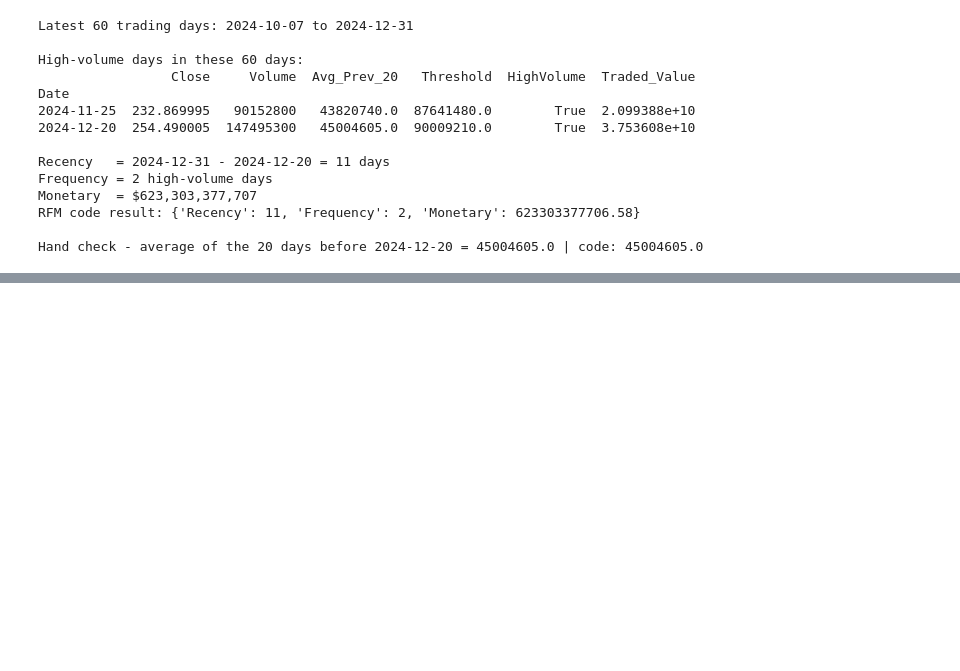
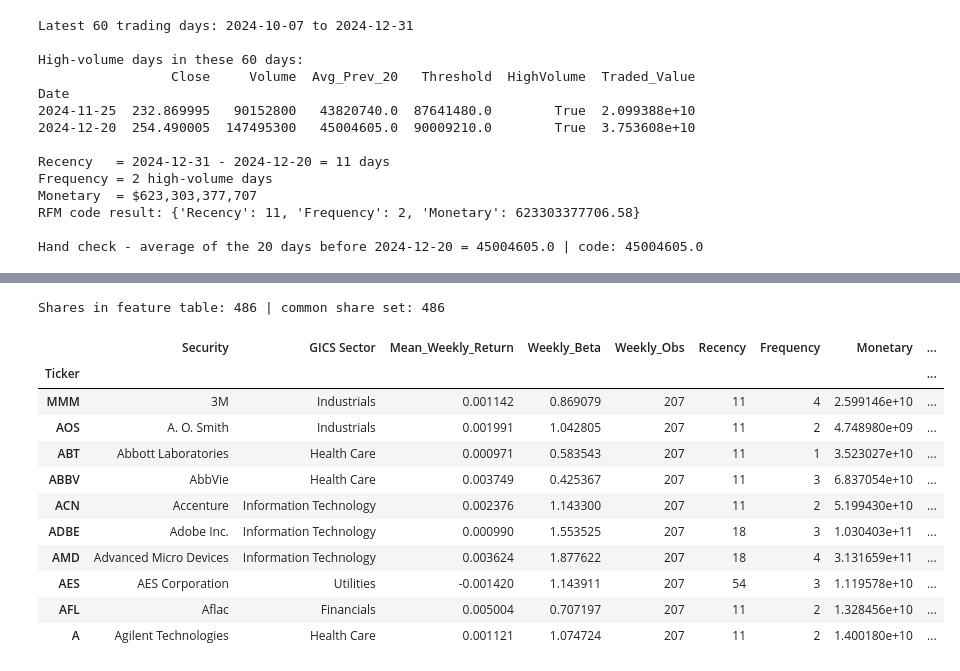
Before and after one commit to suhailnoor1821/CRM_CW1_Stock_Segmentation, a Jupyter notebook: CRM_CW1.ipynb, the cells around one changed output, grey strips where cells are left out. Drawn from its saved outputs; the diff is of its cells as text; code cells hidden in the pictures; blank space fills up the shorter version.

```diff
--- a/CRM_CW1.ipynb
+++ b/CRM_CW1.ipynb
@@ -560,0 +564,33 @@ Hand check - average of the 20 days before 2024-12-20 = 45004605.0 | code: 45004
+# %%
+# Task 1.5: Feature table - one row per share with all five features
+feature_table = sp500_df.set_index('Ticker').loc[included, ['Security', 'GICS Sector']]
+feature_table['Mean_Weekly_Return'] = mean_weekly_return
+feature_table['Weekly_Beta'] = beta_df['Beta']
+feature_table['Weekly_Obs'] = beta_df['Paired_weeks']
+feature_table['Recency'] = rfm['Recency']
+feature_table['Frequency'] = rfm['Frequency']
+feature_table['Monetary'] = rfm['Monetary']
+feature_table['Last_HighVol_Date'] = rfm['Last_Event']
+feature_table['Observation_Date'] = observation_date.date()
+
+# Common share set = shares that have all five features (used for all of Task 2)
+features = ['Mean_Weekly_Return', 'Weekly_Beta', 'Recency', 'Frequency', 'Monetary']
+feature_table['Common_Valid'] = feature_table[features].notna().all(axis=1)
+
+feature_table.to_csv(f'{output_dir}/feature_table_task1.csv')
+print('Shares in feature table:', len(feature_table), '| common share set:', feature_table['Common_Valid'].sum())
+feature_table.head(10)
+# %% [output]
+Shares in feature table: 486 | common share set: 486
+|  | Security | GICS Sector | Mean_Weekly_Return | Weekly_Beta | Weekly_Obs | Recency | Frequency | Monetary | ... |
+| Ticker |  |  |  |  |  |  |  |  | ... |
+| MMM | 3M | Industrials | 0.001142 | 0.869079 | 207 | 11 | 4 | 2.599146e+10 | ... |
+| AOS | A. O. Smith | Industrials | 0.001991 | 1.042805 | 207 | 11 | 2 | 4.748980e+09 | ... |
+| ABT | Abbott Laboratories | Health Care | 0.000971 | 0.583543 | 207 | 11 | 1 | 3.523027e+10 | ... |
+| ABBV | AbbVie | Health Care | 0.003749 | 0.425367 | 207 | 11 | 3 | 6.837054e+10 | ... |
+| ACN | Accenture | Information Technology | 0.002376 | 1.143300 | 207 | 11 | 2 | 5.199430e+10 | ... |
+| ADBE | Adobe Inc. | Information Technology | 0.000990 | 1.553525 | 207 | 18 | 3 | 1.030403e+11 | ... |
+| AMD | Advanced Micro Devices | Information Technology | 0.003624 | 1.877622 | 207 | 18 | 4 | 3.131659e+11 | ... |
+| AES | AES Corporation | Utilities | -0.001420 | 1.143911 | 207 | 54 | 3 | 1.119578e+10 | ... |
+| AFL | Aflac | Financials | 0.005004 | 0.707197 | 207 | 11 | 2 | 1.328456e+10 | ... |
+| A | Agilent Technologies | Health Care | 0.001121 | 1.074724 | 207 | 11 | 2 | 1.400180e+10 | ... |
```
Also changed, not shown: parts of 7 cells of this notebook.
